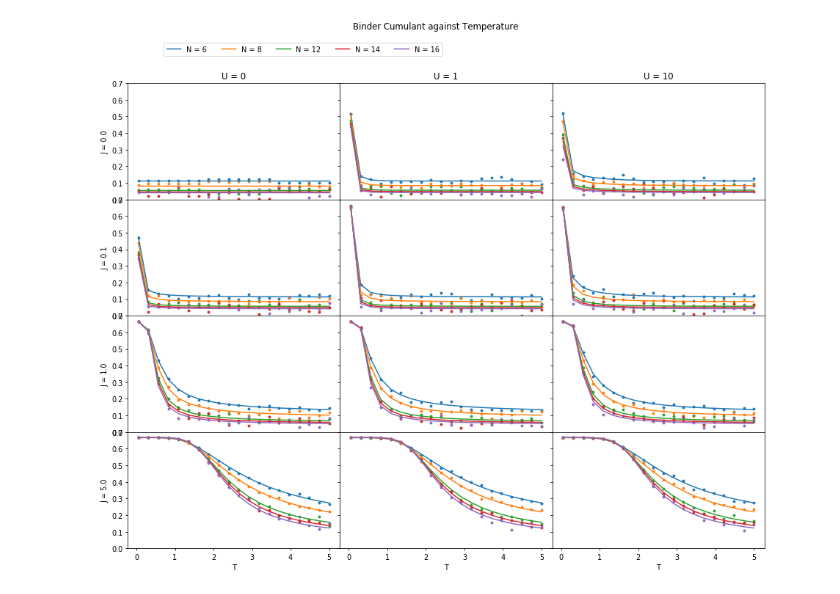
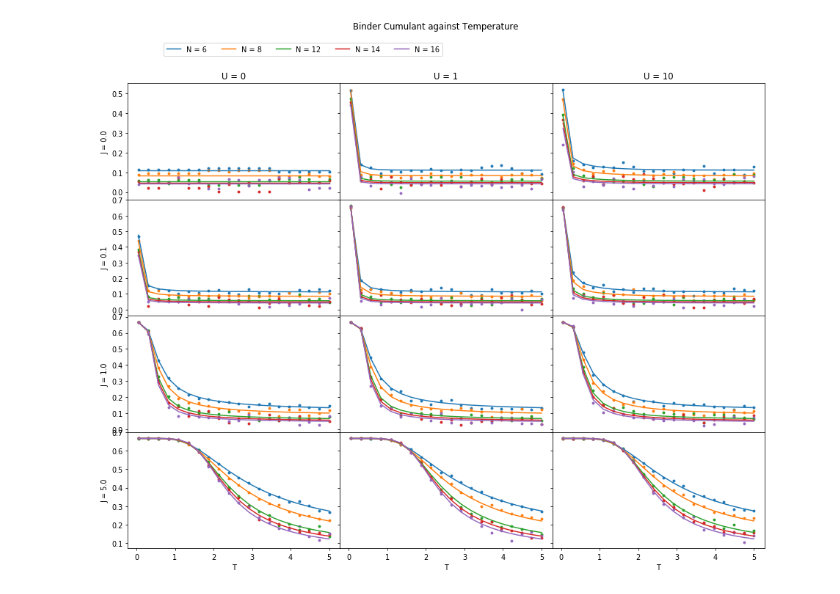
Before and after one commit to TomHodson/FKMC, a Jupyter notebook: notebooks/Second Wind/Binder_against_temp.ipynb, the cells around one changed output. Cells and saved outputs as stored; diff of their text form; code cells hidden in the pictures.

```diff
--- a/notebooks/Second Wind/Binder_against_temp.ipynb
+++ b/notebooks/Second Wind/Binder_against_temp.ipynb
@@ -133,32 +133,32 @@ done!
 from itertools import count
 data = np.load('./pickled_data/binder_cumulants_direct_2.npz')
 locals().update(data)
 data = np.load('./pickled_data/binder_cumulants_mcmc_2.npz')
 locals().update(data)
 
 f, axes = plt.subplots(len(Js),len(Us),figsize = (len(Js)*4,len(Us)*4), sharex = 'col', sharey = 'row', gridspec_kw = dict(hspace = 0, wspace = 0))
 colors = plt.rcParams['axes.prop_cycle'].by_key()['color']
 lines = np.zeros(shape = Ns.shape[0], dtype = object)
 
 for row, mc_slice1, dir_slice1, J in zip(axes, mcmc_binder_cumulants, binder_cumulants, Js):
     for ax, mc_slice2, dir_slice2, U in zip(row, mc_slice1, dir_slice1, Us):
         for i, mc_slice3, dir_slice3, system_size in zip(count(), mc_slice2, dir_slice2, Ns):
             dir_Mf_moments, dir_Mf_central_moments = dir_slice3
             mc_Mf_moments, mc_Mf_central_moments = mc_slice3
 
             def binder_cumulant(central_moments): return 1 - central_moments[4]/(3*central_moments[2]**2)
 
             dir_binder_cumulant = binder_cumulant(dir_Mf_central_moments)
             lines[i], = ax.plot(T, dir_binder_cumulant, label = f'N = {system_size}')
             ax.scatter(T, binder_cumulant(mc_Mf_central_moments), marker='.')
-            ax.set(ylim = (0, 0.7))
+            #ax.set(ylim = (0, 0.7))
 
 f.legend(lines, [l.get_label() for l in lines], loc = (0.1,0.93), ncol = len(lines))
 f.suptitle('Binder Cumulant against Temperature')
 
 for ax,U in zip(axes[0],Us): ax.set(title = f'U = {U}')
 for ax,J in zip(axes.T[0], Js): ax.set(ylabel = f'J = {J}')
 for ax in axes[-1]: ax.set(xlabel = 'T')
 f.savefig('./Binder Cumulants.png')
 # %% [output]
-[figure, old version]
+[figure, new version]
```
Also changed, not shown: parts of 1 cell of this notebook, 8 other files.
